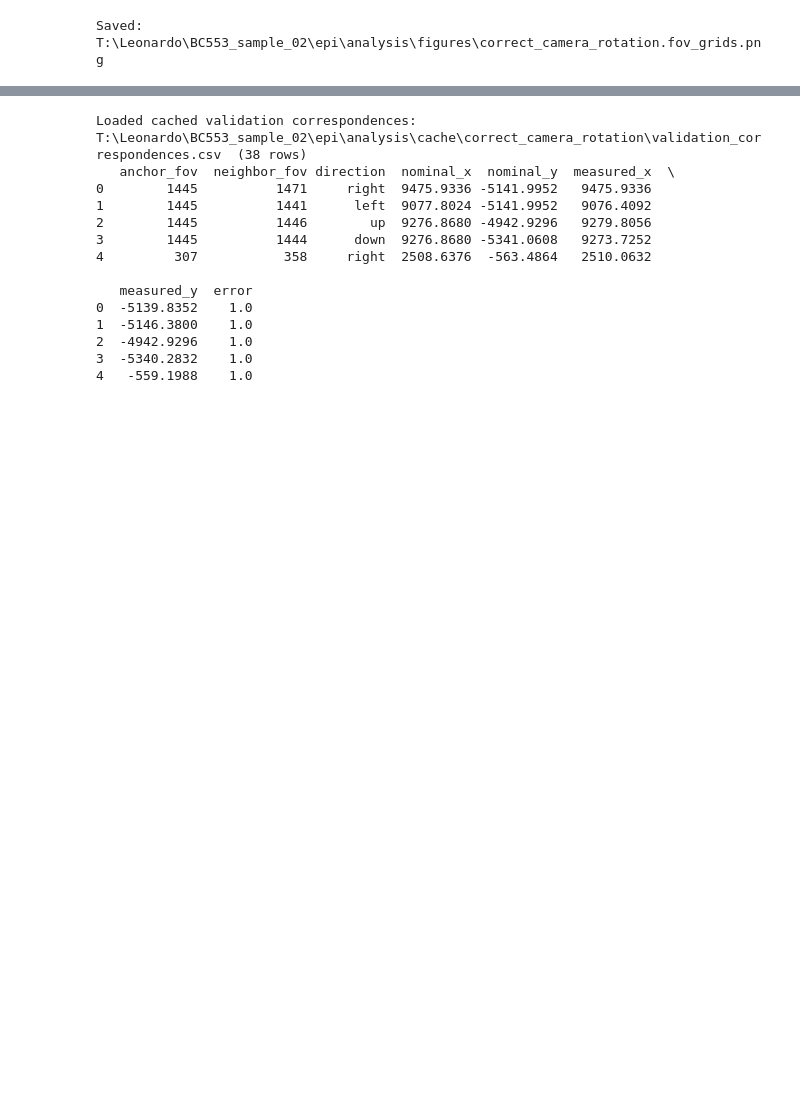
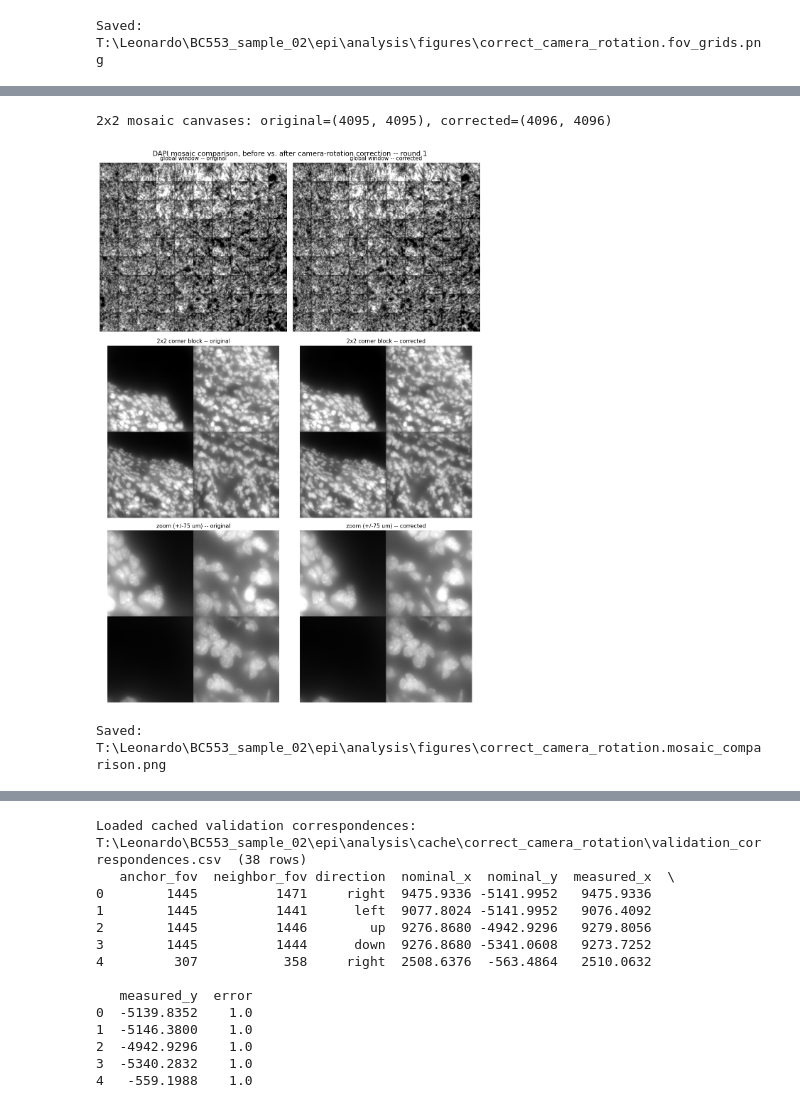
Before and after one commit to leonardosepulveda/MERci, a Jupyter notebook: notebooks/misc/correct_camera_rotation.ipynb, the cells around one changed output, grey strips where cells are left out. Cells and saved outputs as stored; diff of their text form; code cells hidden in the pictures; blank space fills up the shorter version.

```diff
--- a/notebooks/misc/correct_camera_rotation.ipynb
+++ b/notebooks/misc/correct_camera_rotation.ipynb
@@ -657,0 +760,79 @@ Saved: T:\Leonardo\BC553_sample_02\epi\analysis\cache\correct_camera_rotation\mo
+# %%
+window_original_positions  = {f: full_positions[f] for f in window_raw_frames}
+window_corrected_positions = {f: corrected_positions[f] for f in window_raw_frames}
+
+window_original_canvas = create_mosaic_ffc(
+    window_raw_frames, window_original_positions,
+    CACHE_DIR / f"mosaic_round{target_round_id}_window_original.png",
+    ffc_field=ffc_field, crop_px=MOSAIC_CROP_PX, padding=0,
+    thumbnail_size=MOSAIC_THUMBNAIL_SIZE, flip_y=FLIP_Y,
+)
+window_corrected_canvas = create_mosaic_ffc(
+    window_raw_frames, window_corrected_positions,
+    CACHE_DIR / f"mosaic_round{target_round_id}_window_corrected.png",
+    ffc_field=ffc_field, crop_px=MOSAIC_CROP_PX, padding=0,
+    thumbnail_size=MOSAIC_THUMBNAIL_SIZE, flip_y=FLIP_Y,
+)
+
+# 2x2 corner block, NATIVE resolution -- create_mosaic_ffc only resizes a
+# tile when it doesn't already match thumbnail_size, so passing the camera's
+# own real frame size here skips downsampling entirely.
+block_raw_frames_by_fov = {fov_id: block_frames[name] for name, fov_id in block_names.items()}
+block_original_by_fov   = {fov_id: full_positions[fov_id] for fov_id in block_fov_ids}
+block_corrected_by_fov  = {fov_id: corrected_positions[fov_id] for fov_id in block_fov_ids}
+
+block_original_canvas = create_mosaic_ffc(
+    block_raw_frames_by_fov, block_original_by_fov,
+    CACHE_DIR / f"mosaic_round{target_round_id}_block_original.png",
+    ffc_field=ffc_field, crop_px=0, padding=0,
+    thumbnail_size=(FRAME_WIDTH_PX, FRAME_WIDTH_PX), flip_y=FLIP_Y,
+)
+block_corrected_canvas = create_mosaic_ffc(
+    block_raw_frames_by_fov, block_corrected_by_fov,
+    CACHE_DIR / f"mosaic_round{target_round_id}_block_corrected.png",
+    ffc_field=ffc_field, crop_px=0, padding=0,
+    thumbnail_size=(FRAME_WIDTH_PX, FRAME_WIDTH_PX), flip_y=FLIP_Y,
+)
+print(f"2x2 mosaic canvases: original={block_original_canvas.shape}, "
+      f"corrected={block_corrected_canvas.shape}")
+# %% [output]
+2x2 mosaic canvases: original=(4095, 4095), corrected=(4096, 4096)
+# %%
+def crop_center(canvas, half_um, pixel_size_um):
+    h, w = canvas.shape[:2]
+    half_px = int(round(half_um / pixel_size_um))
+    cy, cx = h // 2, w // 2
+    r0, r1 = max(cy - half_px, 0), min(cy + half_px, h)
+    c0, c1 = max(cx - half_px, 0), min(cx + half_px, w)
+    return canvas[r0:r1, c0:c1]
+
+
+# The 2x2 canvas is at NATIVE resolution with all four tiles the same size,
+# so its own geometric centre is exactly the point where all four meet --
+# no need for per-tile bounding boxes to find the zoom target.
+block_original_zoom  = crop_center(block_original_canvas, MOSAIC_2X2_ZOOM_HALF_UM, PIXEL_SIZE_UM)
+block_corrected_zoom = crop_center(block_corrected_canvas, MOSAIC_2X2_ZOOM_HALF_UM, PIXEL_SIZE_UM)
+
+fig, axes = plt.subplots(3, 2, figsize=(11, 16))
+rows = (
+    ("global window", window_original_canvas, window_corrected_canvas),
+    ("2x2 corner block", block_original_canvas, block_corrected_canvas),
+    (f"zoom (+/-{MOSAIC_2X2_ZOOM_HALF_UM:.0f} um)", block_original_zoom, block_corrected_zoom),
+)
+for row, (row_label, orig_img, corr_img) in enumerate(rows):
+    for col, (img, title) in enumerate(((orig_img, "original"), (corr_img, "corrected"))):
+        ax = axes[row][col]
+        ax.imshow(img, cmap="gray")
+        ax.set_title(f"{row_label} -- {title}", fontsize=PLOT_TICK_FONTSIZE)
+        ax.axis("off")
+
+fig.suptitle(f"DAPI mosaic comparison, before vs. after camera-rotation correction -- round {target_round_id}",
+             fontsize=PLOT_TITLE_FONTSIZE)
+fig.tight_layout()
+fig_path = figures_dir / f"{NOTEBOOK_NAME}.mosaic_comparison.png"
+fig.savefig(fig_path, dpi=150)
+plt.show()
+print(f"Saved: {fig_path}")
+# %% [output]
+[figure, added]
+Saved: T:\Leonardo\BC553_sample_02\epi\analysis\figures\correct_camera_rotation.mosaic_comparison.png
```
Also changed, not shown: parts of 17 cells of this notebook.
